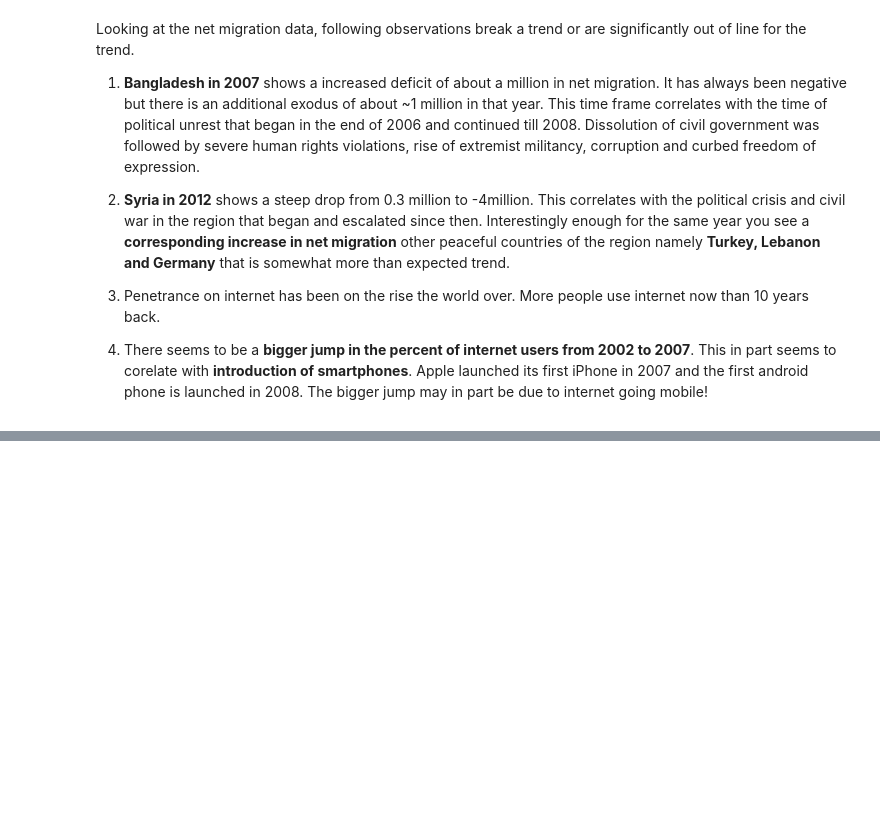
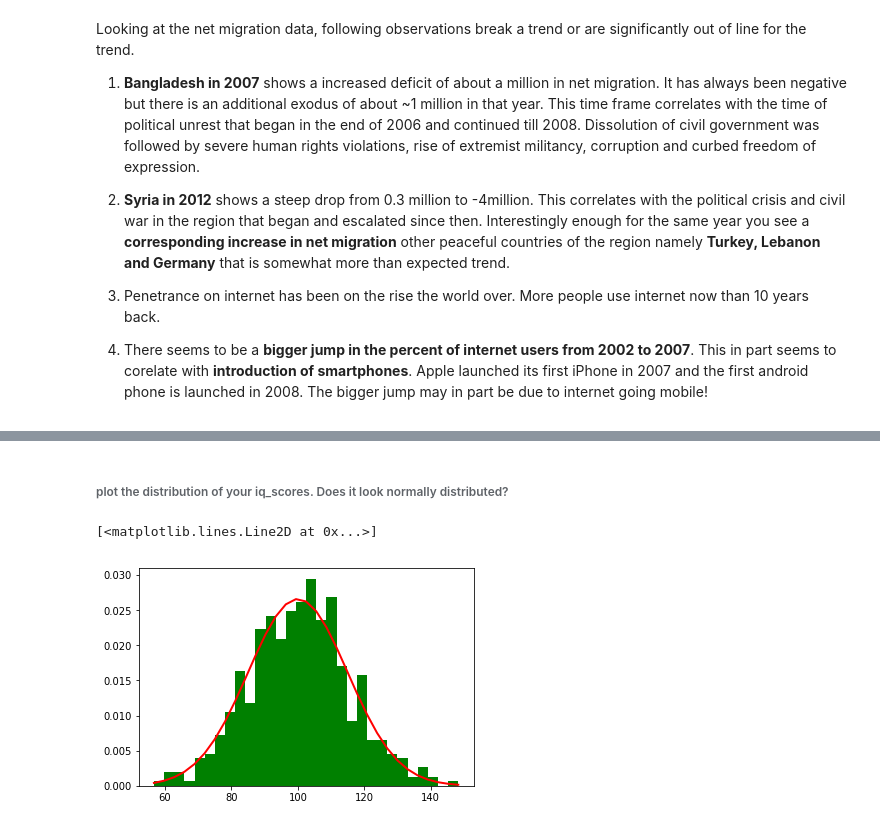
Before and after one commit to shrutijalewar/data-question-1-shrutijalewar, a Jupyter notebook: data-question-01.ipynb, the cells around one changed output, grey strips where cells are left out. Drawn from its saved outputs; the diff is of its cells as text; code cells hidden in the pictures; blank space fills up the shorter version.

```diff
--- a/data-question-01.ipynb
+++ b/data-question-01.ipynb
@@ -514,0 +540,5 @@ Looking at the net migration data, following observations break a trend or are s
+# %%
+sigma = 15
+mu = 100
+iq_scores = np.random.normal(mu, sigma, 500)
+print(iq_scores)
@@ -514,0 +563,8 @@ Looking at the net migration data, following observations break a trend or are s
+# %% [markdown]
+###### plot the distribution of your iq_scores.  Does it look normally distributed?
+# %%
+count, bins, ignored = plt.hist(iq_scores, bins=30, color= 'green', normed=True)
+plt.plot(bins, 1/(sigma * np.sqrt(2 * np.pi)) * np.exp( - (bins - mu)**2 / (2 * sigma**2) ),linewidth=2, color='r')
+# %% [output]
+[<matplotlib.lines.Line2D at 0x...>]
+[figure, added]
```
Also changed, not shown: parts of 4 cells of this notebook.
